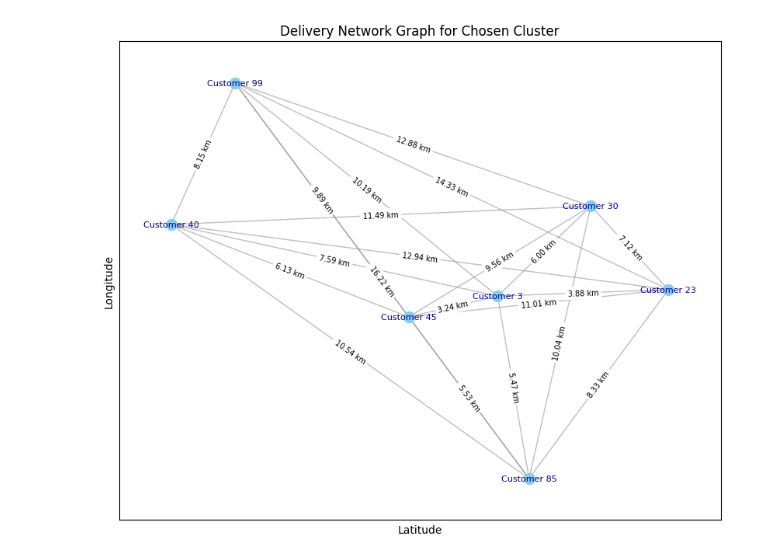
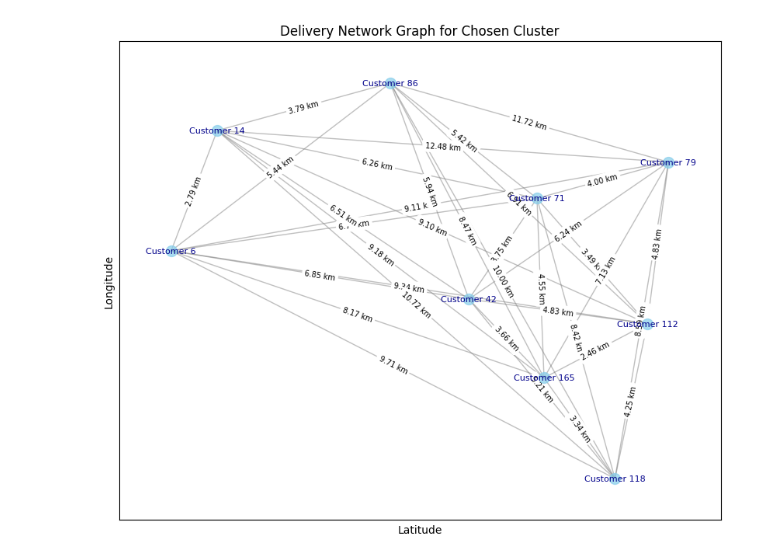
Before and after one commit to tejasamrat2003/Delivery_optimisation, a Jupyter notebook: proj.ipynb, the cells around one changed output. Saved outputs shown, nothing was run; the diff lists cells and outputs as text; code cells hidden in the pictures.

```diff
--- a/proj.ipynb
+++ b/proj.ipynb
@@ -97,12 +73,0 @@ Time slot: 9-11 AM, Clusters:
-# %%
-# Assign delivery personnel to each cluster
-def assign_delivery_personnel(clustered_customers):
-    personnel_assigned = {}
-    for time_slot, df in clustered_customers.items():
-        df.loc[:,'delivery_personnel']= [f"Personnel_{cluster}" for cluster in df['cluster']].copy()
-        personnel_assigned[time_slot] = df
-    return personnel_assigned
-
-# Assign delivery personnel to clusters
-clustered_customers_with_personnel = assign_delivery_personnel(clustered_customers)
-print(clustered_customers_with_personnel['9-11 AM'].head())
@@ -127,6 +213,7 @@ import requests
 HERE_API_KEY = 'Ur5mcEt5nP9kQNySgZFeILZ6HyxBJmJOMHabtjorKVQ'
 
 def get_distance_data(origin, destination):
+    """Fetch distance data between two geographical points using HERE API."""
     url = f"https://router.hereapi.com/v8/routes?transportMode=car&origin={origin}&destination={destination}&return=summary&apiKey={HERE_API_KEY}"
     try:
         response = requests.get(url)
@@ -138,7 +225,10 @@ def get_distance_data(origin, destination):
 
 # Create a graph for a chosen cluster
 def create_graph_for_cluster(df):
+    """Create a network graph for a customer cluster, connecting customers based on their geographical proximity."""
     G = nx.Graph()
+
+    # Add customer nodes with their latitude and longitude
     for index, row in df.iterrows():
         G.add_node(f"Customer {row['customer_id']}", pos=(row['latitude'], row['longitude']))
 
@@ -146,20 +236,28 @@ def create_graph_for_cluster(df):
     api_call_count = 0
     api_call_limit = 150
 
+    # Add edges between customers based on distance (within API call limits)
     for index_a, row_a in df.iterrows():
         for index_b, row_b in df.iterrows():
             if index_a != index_b and api_call_count < api_call_limit:
                 origin = f"{row_a['latitude']},{row_a['longitude']}"
                 destination = f"{row_b['latitude']},{row_b['longitude']}"
+
+                # Fetch distance data from HERE API
                 travel_data = get_distance_data(origin, destination)
 
                 if travel_data and 'routes' in travel_data and travel_data['routes']:
-                    distance = travel_data['routes'][0]['sections'][0]['summary']['length'] / 1000
+                    distance = travel_data['routes'][0]['sections'][0]['summary']['length'] / 1000  # Convert to km
                     G.add_edge(f"Customer {row_a['customer_id']}", f"Customer {row_b['customer_id']}", weight=distance)
                     api_call_count += 1
 
     return G
 
-# Choose a cluster (e.g., from the '9-11 AM' timeslot)
-chosen_cluster = clustered_customers_with_personnel['9-11 AM'][clustered_customers_with_personnel['9-11 AM']['cluster'] == 0]
+# Select a cluster (e.g., from the '9-11 AM' time slot) and filter for a specific cluster
+chosen_cluster = clustered_customers_with_personnel['9-11 AM'][clustered_customers_with_personnel['9-11 AM']['kmeans_cluster'] == 0]
+
+# Create the graph for the chosen cluster
 G = create_graph_for_cluster(chosen_cluster)
+
+# Display information about the graph (nodes and edges)
+print(f"Graph has {G.number_of_nodes()} nodes and {G.number_of_edges()} edges.")
@@ -170,29 +270,36 @@ print(G.nodes())
 # %%
+import matplotlib.pyplot as plt
+import networkx as nx
+
 # Function to visualize the graph
 def visualize_graph(G):
+    """Visualize the delivery network graph."""
     # Get positions of nodes for plotting
     pos = nx.get_node_attributes(G, 'pos')
 
     # Draw nodes and edges
     plt.figure(figsize=(10, 8))
-    nx.draw_networkx_nodes(G, pos, node_size=100, node_color='skyblue')
+    nx.draw_networkx_nodes(G, pos, node_size=100, node_color='skyblue', alpha=0.7)
     nx.draw_networkx_edges(G, pos, width=1, alpha=0.5, edge_color='gray')
     nx.draw_networkx_labels(G, pos, font_size=8, font_color="darkblue")
 
-    # Display edge weights (distances)
+    # Display edge weights (distances in km)
     edge_labels = nx.get_edge_attributes(G, 'weight')
     nx.draw_networkx_edge_labels(G, pos, edge_labels={(u, v): f"{d:.2f} km" for u, v, d in G.edges(data='weight')}, font_size=7)
 
+    # Display the plot
     plt.title("Delivery Network Graph for Chosen Cluster")
     plt.xlabel("Latitude")
     plt.ylabel("Longitude")
     plt.show()
 
-# Choose a cluster (e.g., from the '9-11 AM' timeslot)
-chosen_cluster = clustered_customers_with_personnel['9-11 AM'][clustered_customers_with_personnel['9-11 AM']['cluster'] == 0]
+# Select a cluster (e.g., from the '9-11 AM' time slot)
+chosen_cluster = clustered_customers_with_personnel['9-11 AM'][clustered_customers_with_personnel['9-11 AM']['kmeans_cluster'] == 0]
+
+# Create the graph for the chosen cluster
 G = create_graph_for_cluster(chosen_cluster)
 
 # Visualize the graph
 visualize_graph(G)
 # %% [output]
-[figure, old version]
+[figure, new version]
```
Also changed, not shown: parts of 8 cells of this notebook.
